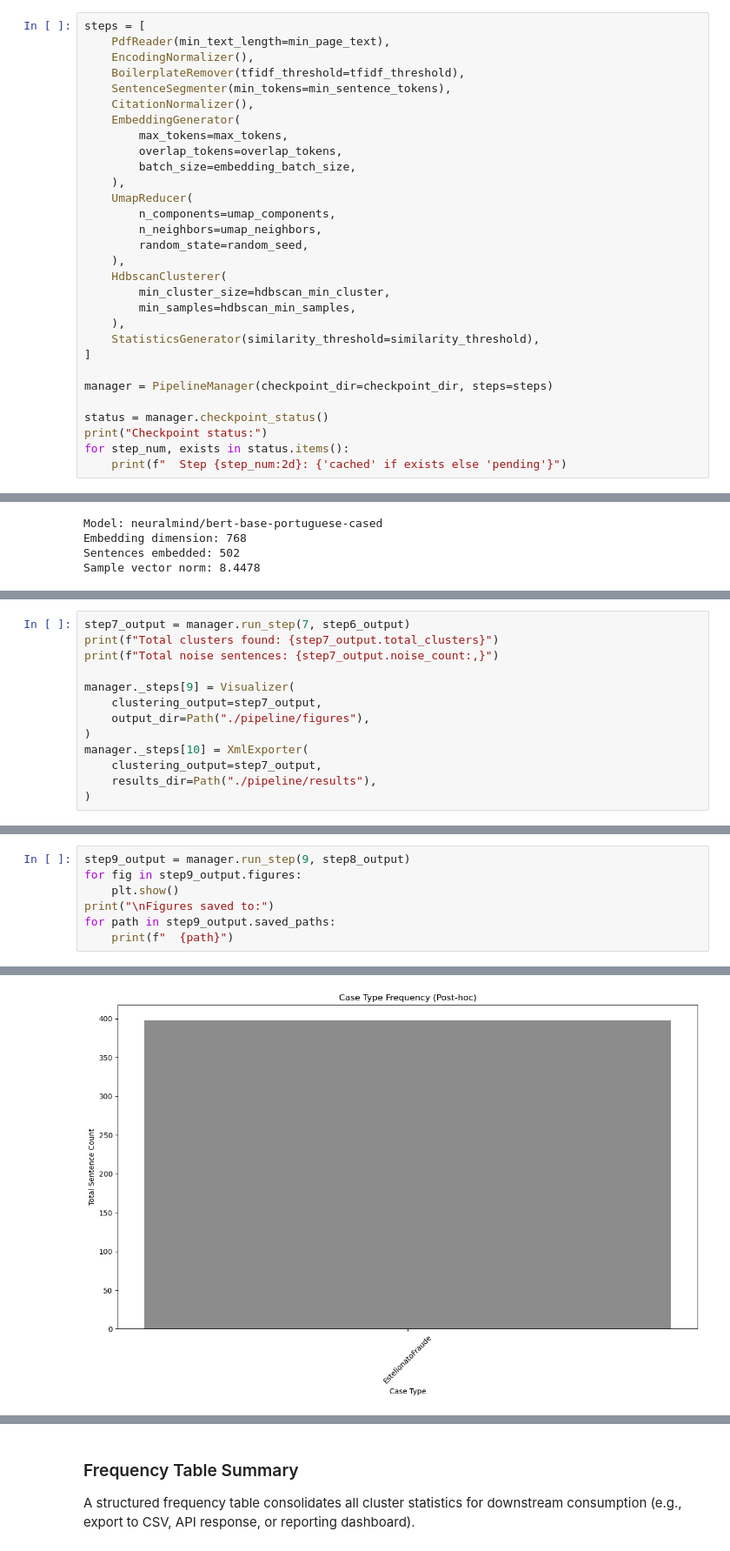
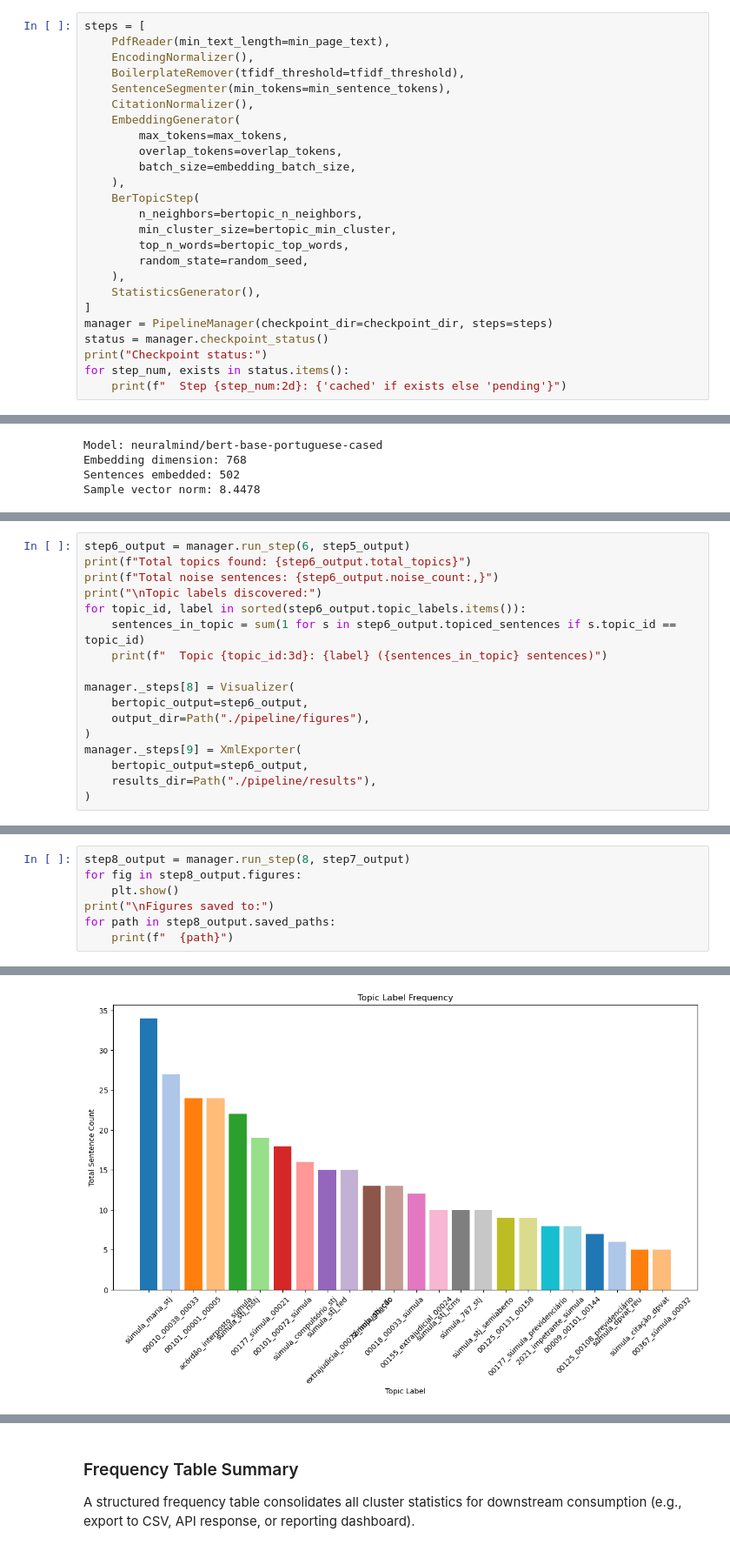
Before and after one commit to zzaia/zzaia-mvp-ana-pos, a Jupyter notebook: mvp-ana-pos-main.ipynb, the cells around one changed output, grey strips where cells are left out. Shown at 87% size. Cells and saved outputs as stored; diff of their text form.

Commit message:
Improving the script clusterization logic;

```diff
--- a/mvp-ana-pos-main.ipynb
+++ b/mvp-ana-pos-main.ipynb
@@ -188,20 +182,15 @@ steps = [
         overlap_tokens=overlap_tokens,
         batch_size=embedding_batch_size,
     ),
-    UmapReducer(
-        n_components=umap_components,
-        n_neighbors=umap_neighbors,
+    BerTopicStep(
+        n_neighbors=bertopic_n_neighbors,
+        min_cluster_size=bertopic_min_cluster,
+        top_n_words=bertopic_top_words,
         random_state=random_seed,
     ),
-    HdbscanClusterer(
-        min_cluster_size=hdbscan_min_cluster,
-        min_samples=hdbscan_min_samples,
-    ),
-    StatisticsGenerator(similarity_threshold=similarity_threshold),
+    StatisticsGenerator(),
 ]
-
 manager = PipelineManager(checkpoint_dir=checkpoint_dir, steps=steps)
-
 status = manager.checkpoint_status()
 print("Checkpoint status:")
 for step_num, exists in status.items():
@@ -370,14 +347,18 @@ HDBSCAN is applied to all sentences in a single global run on the UMAP-reduced v
 # %%
-step7_output = manager.run_step(7, step6_output)
-print(f"Total clusters found: {step7_output.total_clusters}")
-print(f"Total noise sentences: {step7_output.noise_count:,}")
+step6_output = manager.run_step(6, step5_output)
+print(f"Total topics found: {step6_output.total_topics}")
+print(f"Total noise sentences: {step6_output.noise_count:,}")
+print("\nTopic labels discovered:")
+for topic_id, label in sorted(step6_output.topic_labels.items()):
+    sentences_in_topic = sum(1 for s in step6_output.topiced_sentences if s.topic_id == topic_id)
+    print(f"  Topic {topic_id:3d}: {label} ({sentences_in_topic} sentences)")
 
-manager._steps[9] = Visualizer(
-    clustering_output=step7_output,
+manager._steps[8] = Visualizer(
+    bertopic_output=step6_output,
     output_dir=Path("./pipeline/figures"),
 )
-manager._steps[10] = XmlExporter(
-    clustering_output=step7_output,
+manager._steps[9] = XmlExporter(
+    bertopic_output=step6_output,
     results_dir=Path("./pipeline/results"),
 )
 # %% [output]
@@ -432,10 +426,10 @@ Three complementary static plots are produced:
 
 All plots are saved to `./pipeline/figures/` for inclusion in reports.
 # %%
-step9_output = manager.run_step(9, step8_output)
-for fig in step9_output.figures:
+step8_output = manager.run_step(8, step7_output)
+for fig in step8_output.figures:
     plt.show()
 print("\nFigures saved to:")
-for path in step9_output.saved_paths:
+for path in step8_output.saved_paths:
     print(f"  {path}")
 # %% [output]
@@ -447,4 +439,4 @@ pipeline.manager - INFO - Checkpoint saved: pipeline/checkpoints/step_09.pkl
-[figure, old version]
+[figure, new version]
 Figures saved to:
   pipeline/figures/umap_scatter.png
   pipeline/figures/frequency_bar.png
```
Also changed, not shown: parts of 16 cells of this notebook, 10 other files.
